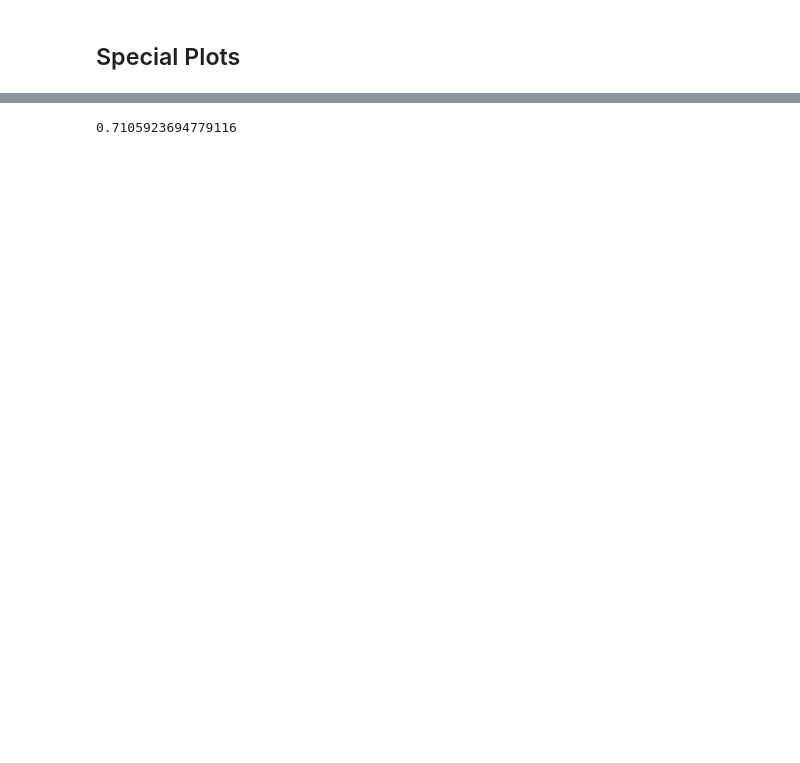
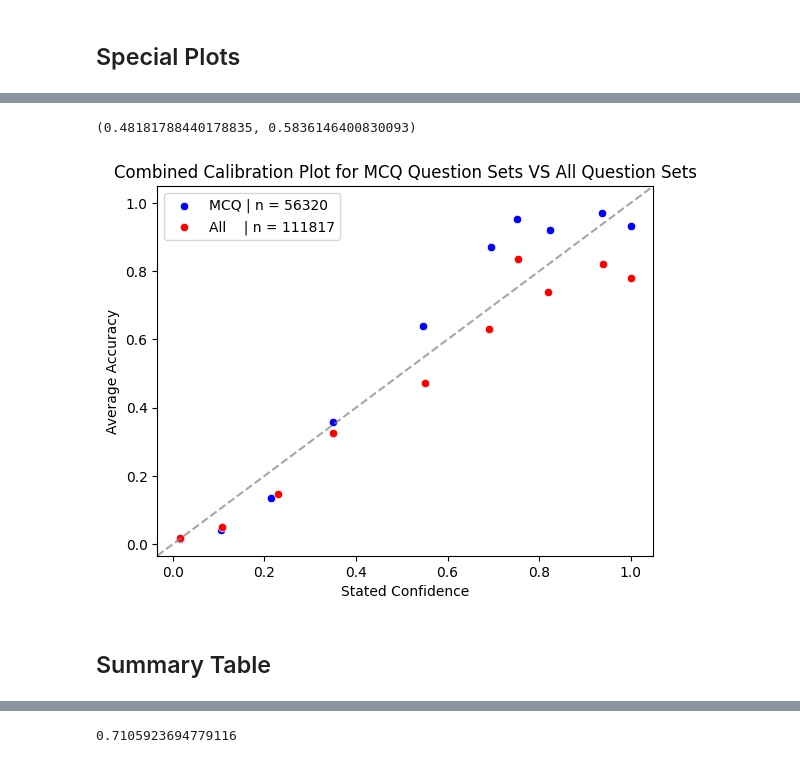
Before and after one commit to NoamMichael/Comparing-Confidence-in-LLMs, a Jupyter notebook: get_results_analysis.ipynb, the cells around one changed output, grey strips where cells are left out. Drawn from its saved outputs; the diff is of its cells as text; code cells hidden in the pictures; blank space fills up the shorter version.

```diff
--- a/get_results_analysis.ipynb
+++ b/get_results_analysis.ipynb
@@ -2780,0 +2869,19 @@ summary_stats['']['over_confidence']
+# %%
+mcq_merge = {}
+# Combined Calibration plot
+mcq_inverted = {}
+for outer_key, inner_dict in melted_dict.items():
+    if outer_key not in mcq_qsets:
+        continue
+    for inner_key, value in inner_dict.items():
+        if inner_key not in mcq_inverted:
+            mcq_inverted[inner_key] = {}
+        mcq_inverted[inner_key][outer_key] = value
+
+
+
+for model_name, model_dict in mcq_inverted.items():
+    full_merge[model_name] = weight_avg_df(model_dict=model_dict)
+
+mcq_merge_df = weight_avg_df(full_merge)
+mcq_merge_df
@@ -2781,3 +2900,28 @@ summary_stats['']['over_confidence']
+# %%
+
+np.mean(full_merge_df['mean_score'] ), np.mean(mcq_merge_df['mean_score'])
+# %% [output]
+(0.48181788440178835, 0.5836146400830093)
+# %%
+sns.scatterplot(mcq_merge_df,  x= 'mean_confidence', y = 'mean_score', color = 'b', label =f'MCQ | n = {sum(mcq_merge_df['count'])}', legend= 'auto')
+sns.scatterplot(full_merge_df, x= 'mean_confidence', y= 'mean_score',  color = 'r', label = f'All    | n = {sum(full_merge_df['count'])}', legend= 'auto')
+
+lims = [
+    min(plt.xlim()[0], plt.ylim()[0]),
+    max(plt.xlim()[1], plt.ylim()[1])
+]
+plt.plot(lims, lims, '--', color='grey', alpha=0.7)
+plt.xlim(lims)
+plt.ylim(lims)
+
+plt.title('Combined Calibration Plot for MCQ Question Sets VS All Question Sets')
+plt.xlabel('Stated Confidence')
+plt.ylabel('Average Accuracy')
+plt.show()
+# %% [output]
+[figure, added]
+# %% [markdown]
+## Summary Table
 # %%
 import pandas as pd
 
```
Also changed, not shown: parts of 24 cells of this notebook, 28 other files.
